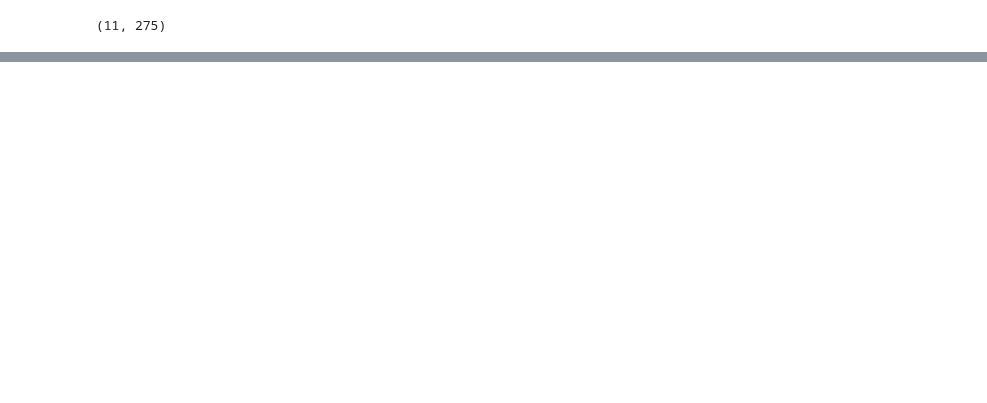
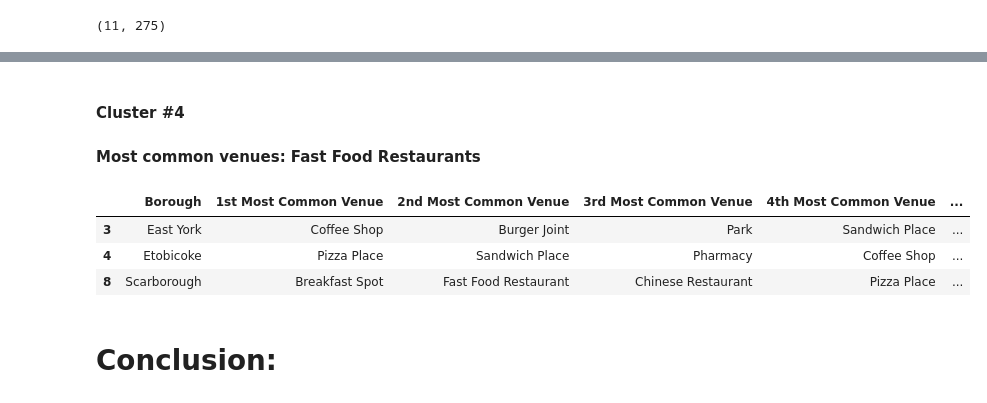
Before and after one commit to akshayca/personal-portfolio, a Jupyter notebook: Machine Learning Projects/Clustering/Capstone Project - The Battle of Neighborhoods/The Battle of Neighborhoods.ipynb, the cells around one changed output, grey strips where cells are left out. Saved outputs shown, nothing was run; the diff lists cells and outputs as text; code cells hidden in the pictures; blank space fills up the shorter version.

```diff
--- a/Machine Learning Projects/Clustering/Capstone Project - The Battle of Neighborhoods/The Battle of Neighborhoods.ipynb
+++ b/Machine Learning Projects/Clustering/Capstone Project - The Battle of Neighborhoods/The Battle of Neighborhoods.ipynb
@@ -393,0 +243,27 @@ Borough_venues_sorted.loc[Borough_venues_sorted['Cluster Labels'] == 6, Borough_
+# %%
+def get_most_common_venues(row, num_top_venues):
+    row_categories = row.iloc[1:]
+    row_categories_sorted = row_categories.sort_values(ascending=False)
+
+    return row_categories_sorted.index.values[0:num_top_venues]
+# %%
+num_top_venues = 10
+
+indicators = ['st', 'nd', 'rd']
+
+# create columns according to number of top venues
+columns = ['Borough']
+for ind in np.arange(num_top_venues):
+    try:
+        columns.append('{}{} Most Common Venue'.format(ind+1, indicators[ind]))
+    except:
+        columns.append('{}th Most Common Venue'.format(ind+1))
+
+# create a new dataframe
+Borough_venues_sorted = pd.DataFrame(columns=columns)
+Borough_venues_sorted['Borough'] = toronto_wc['Borough']
+
+for ind in np.arange(toronto_wc.shape[0]):
+    Borough_venues_sorted.iloc[ind, 1:] = get_most_common_venues(toronto_wc.iloc[ind, :], num_top_venues)
+
+Borough_venues_sorted.head()
@@ -393,0 +285,12 @@ Borough_venues_sorted.loc[Borough_venues_sorted['Cluster Labels'] == 6, Borough_
+# %%
+from sklearn.cluster import KMeans
+
+kclusters = 5
+
+toronto_grouped_clustering = toronto_wc.drop('Borough', 1)
+
+# run k-means clustering
+kmeans = KMeans(n_clusters=kclusters, random_state=0).fit(toronto_grouped_clustering)
+
+# check cluster labels generated for each row in the dataframe
+kmeans.labels_[1:10]
@@ -393,0 +425,13 @@ Borough_venues_sorted.loc[Borough_venues_sorted['Cluster Labels'] == 6, Borough_
+# %% [markdown]
+#### Cluster #4
+#### Most common  venues: Fast Food Restaurants
+# %%
+Borough_venues_sorted.loc[Borough_venues_sorted['Cluster Labels'] == 4,
+                          Borough_venues_sorted.columns[[0] + list(range(1, Borough_venues_sorted.shape[1]))]]
+# %% [output]
+|  | Borough | 1st Most Common Venue | 2nd Most Common Venue | 3rd Most Common Venue | 4th Most Common Venue | ... |
+| 3 | East York | Coffee Shop | Burger Joint | Park | Sandwich Place | ... |
+| 4 | Etobicoke | Pizza Place | Sandwich Place | Pharmacy | Coffee Shop | ... |
+| 8 | Scarborough | Breakfast Spot | Fast Food Restaurant | Chinese Restaurant | Pizza Place | ... |
+# %% [markdown]
+# Conclusion:
```
Also changed, not shown: parts of 67 cells of this notebook, 3 other files.
